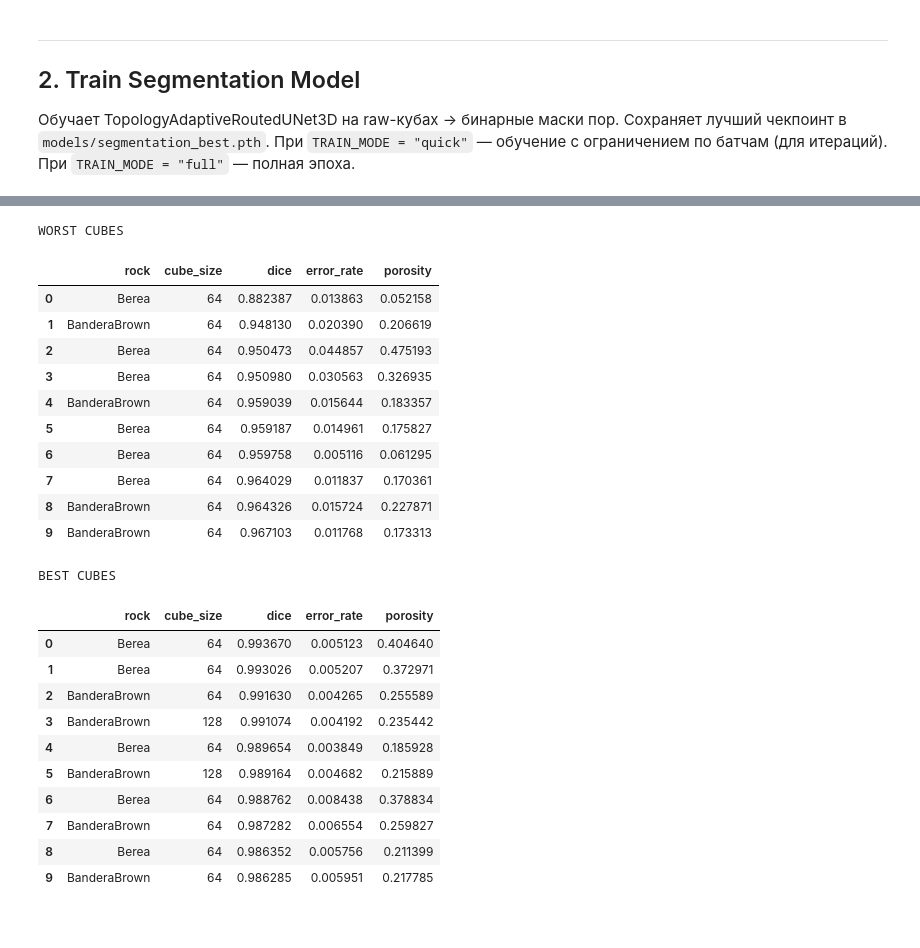
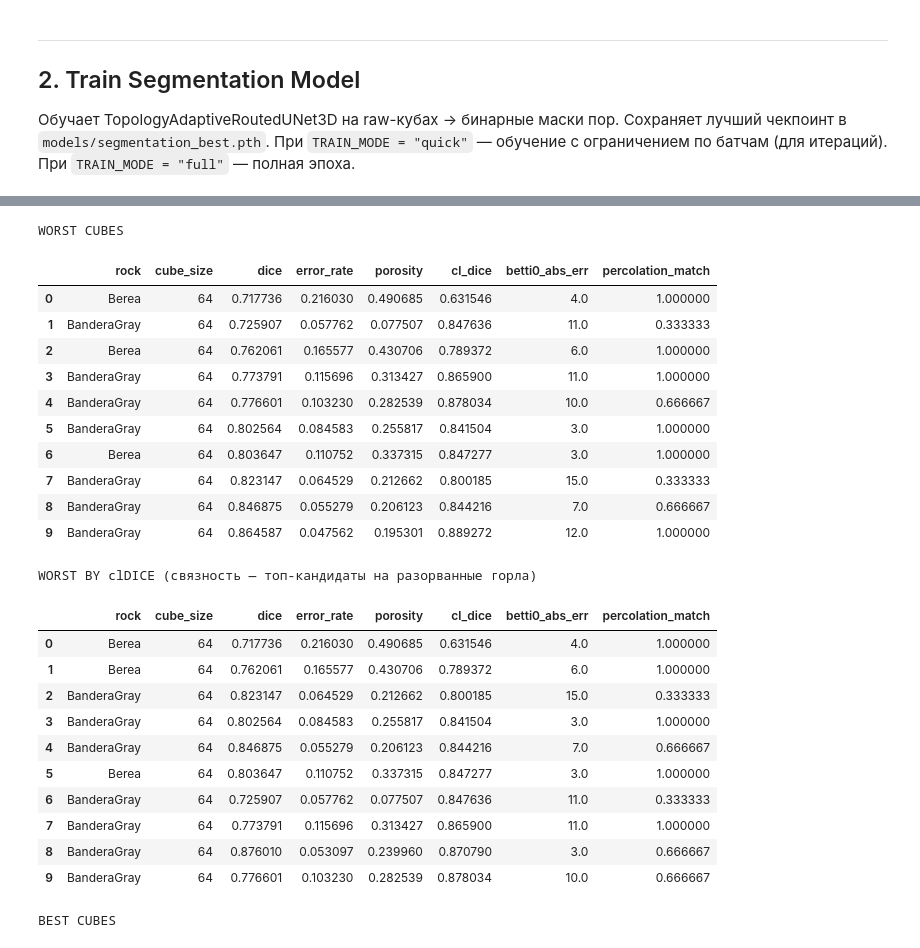
Before and after one commit to mxzt9/Micro-CT, a Jupyter notebook: src/full_pipeline.ipynb, the cells around one changed output, grey strips where cells are left out. Cells and saved outputs as stored; diff of their text form; code cells hidden in the pictures.

```diff
--- a/src/full_pipeline.ipynb
+++ b/src/full_pipeline.ipynb
@@ -227,5 +251,6 @@ model = TopologyAdaptiveRoutedUNet3D(
     topology_dim=PH_DIM,
 ).to(device)
 criterion = BCEDiceLoss()
+cldice_criterion = SoftClDiceLoss(num_iters=CLDICE_ITERS)
 optimizer = torch.optim.AdamW(model.parameters(), lr=LR, weight_decay=1e-4)
 print("parameters:", sum(p.numel() for p in model.parameters()))
@@ -764,7 +469,7 @@ import seaborn as sns
 
 warnings.filterwarnings('ignore')
 # %%
-CHECKPOINT_PATH = ROOT / "models" / "colab_2epoch.pth"
+CHECKPOINT_PATH = ROOT / "models" / "segmentation_best.pth"  # или свой чекпоинт
 CUBE_SIZES = [64, 128]
 BATCH_SIZE_BY_CUBE_SIZE = {64: 16, 128: 2, 192: 1}
 VAL_SAMPLES_PER_GROUP = 16
@@ -772,6 +477,8 @@ NUM_WORKERS = 0
 PIN_MEMORY = device == "cuda"
 MAX_VAL_BATCHES = 8
 USE_RAM_CACHE = True
+COMPUTE_TOPO_METRICS = True   # clDice/Betti/перколяция (CPU, медленнее)
+TOPO_METRICS_MAX_CUBE = 128   # для кубов больше — только воксельные метрики
 # %%
 import utils.data as data_module
 import utils.adaptive_routing as adaptive_module
@@ -786,6 +493,10 @@ BereaPatchDataset = data_module.BereaPatchDataset
 CubeSizeBatchSampler = data_module.CubeSizeBatchSampler
 TopologyAdaptiveRoutedUNet3D = adaptive_module.TopologyAdaptiveRoutedUNet3D
 dice_score_from_logits = losses_module.dice_score_from_logits
+
+import utils.seg_metrics as seg_metrics_module
+seg_metrics_module = importlib.reload(seg_metrics_module)
+segmentation_quality_report = seg_metrics_module.segmentation_quality_report
 # %%
 checkpoint = torch.load(CHECKPOINT_PATH, map_location=device, weights_only=False)
 base_channels = int(checkpoint.get("base_channels", 16))
@@ -879,16 +592,26 @@ with torch.inference_mode():
         porosities = y.flatten(1).mean(dim=1).detach().cpu().tolist()
 
         for i in range(x.size(0)):
-            results.append({
+            row = {
                 "rock": rocks[i], "cube_size": int(cube_sizes[i]),
                 "porosity": float(porosities[i]),
                 "dice": float(dice_values[i]),
                 "bce_loss": float(bce_values[i]),
                 "error_rate": float(error_values[i]),
-            })
+            }
+            if COMPUTE_TOPO_METRICS and int(cube_sizes[i]) <= TOPO_METRICS_MAX_CUBE:
+                pred_np = pred_mask[i, 0].cpu().numpy().astype(bool)
+                gt_np = y[i, 0].cpu().numpy().astype(bool)
+                row.update(segmentation_quality_report(pred_np, gt_np))
+            results.append(row)
 
 df = pd.DataFrame(results)
 print(f"\nProcessed {len(df)} cubes")
 print(f"Mean Dice: {df['dice'].mean():.4f} ± {df['dice'].std():.4f}")
 print(f"Mean error: {df['error_rate'].mean():.4f} ± {df['error_rate'].std():.4f}")
+if "cl_dice" in df.columns:
+    topo_df = df.dropna(subset=["cl_dice"])
+    print(f"Mean clDice: {topo_df['cl_dice'].mean():.4f} ± {topo_df['cl_dice'].std():.4f}  (n={len(topo_df)})")
+    print(f"Mean |Δb0|: {topo_df['betti0_abs_err'].mean():.1f}   Mean |Δb1|: {topo_df['betti1_abs_err'].mean():.1f}")
+    print(f"Percolation match: {topo_df['percolation_match'].mean():.3f}")
 # %% [output]
@@ -952,31 +723,38 @@ plt.tight_layout(); plt.show()
 # %%
 TOP_K = 10
 print("WORST CUBES")
-display(df.nsmallest(TOP_K, "dice")[["rock", "cube_size", "dice", "error_rate", "porosity"]].reset_index(drop=True))
+cols = ["rock", "cube_size", "dice", "error_rate", "porosity"]
+if "cl_dice" in df.columns:
+    cols += ["cl_dice", "betti0_abs_err", "percolation_match"]
+display(df.nsmallest(TOP_K, "dice")[cols].reset_index(drop=True))
+if "cl_dice" in df.columns:
+    print("\nWORST BY clDICE (связность — топ-кандидаты на разорванные горла)")
+    display(df.dropna(subset=["cl_dice"]).nsmallest(TOP_K, "cl_dice")[cols].reset_index(drop=True))
 print("\nBEST CUBES")
-display(df.nlargest(TOP_K, "dice")[["rock", "cube_size", "dice", "error_rate", "porosity"]].reset_index(drop=True))
+display(df.nlargest(TOP_K, "dice")[cols].reset_index(drop=True))
 # %% [output]
 WORST CUBES
-|  | rock | cube_size | dice | error_rate | porosity |
-| 0 | Berea | 64 | 0.882387 | 0.013863 | 0.052158 |
-| 1 | BanderaBrown | 64 | 0.948130 | 0.020390 | 0.206619 |
-| 2 | Berea | 64 | 0.950473 | 0.044857 | 0.475193 |
-| 3 | Berea | 64 | 0.950980 | 0.030563 | 0.326935 |
-| 4 | BanderaBrown | 64 | 0.959039 | 0.015644 | 0.183357 |
-| 5 | Berea | 64 | 0.959187 | 0.014961 | 0.175827 |
-| 6 | Berea | 64 | 0.959758 | 0.005116 | 0.061295 |
-| 7 | Berea | 64 | 0.964029 | 0.011837 | 0.170361 |
-| 8 | BanderaBrown | 64 | 0.964326 | 0.015724 | 0.227871 |
-| 9 | BanderaBrown | 64 | 0.967103 | 0.011768 | 0.173313 |
+|  | rock | cube_size | dice | error_rate | porosity | cl_dice | betti0_abs_err | percolation_match |
+| 0 | Berea | 64 | 0.717736 | 0.216030 | 0.490685 | 0.631546 | 4.0 | 1.000000 |
+| 1 | BanderaGray | 64 | 0.725907 | 0.057762 | 0.077507 | 0.847636 | 11.0 | 0.333333 |
+| 2 | Berea | 64 | 0.762061 | 0.165577 | 0.430706 | 0.789372 | 6.0 | 1.000000 |
+| 3 | BanderaGray | 64 | 0.773791 | 0.115696 | 0.313427 | 0.865900 | 11.0 | 1.000000 |
+| 4 | BanderaGray | 64 | 0.776601 | 0.103230 | 0.282539 | 0.878034 | 10.0 | 0.666667 |
+| 5 | BanderaGray | 64 | 0.802564 | 0.084583 | 0.255817 | 0.841504 | 3.0 | 1.000000 |
+| 6 | Berea | 64 | 0.803647 | 0.110752 | 0.337315 | 0.847277 | 3.0 | 1.000000 |
+| 7 | BanderaGray | 64 | 0.823147 | 0.064529 | 0.212662 | 0.800185 | 15.0 | 0.333333 |
+| 8 | BanderaGray | 64 | 0.846875 | 0.055279 | 0.206123 | 0.844216 | 7.0 | 0.666667 |
+| 9 | BanderaGray | 64 | 0.864587 | 0.047562 | 0.195301 | 0.889272 | 12.0 | 1.000000 |
-BEST CUBES
+WORST BY clDICE (связность — топ-кандидаты на разорванные горла)
-|  | rock | cube_size | dice | error_rate | porosity |
-| 0 | Berea | 64 | 0.993670 | 0.005123 | 0.404640 |
-| 1 | Berea | 64 | 0.993026 | 0.005207 | 0.372971 |
-| 2 | BanderaBrown | 64 | 0.991630 | 0.004265 | 0.255589 |
-| 3 | BanderaBrown | 128 | 0.991074 | 0.004192 | 0.235442 |
-| 4 | Berea | 64 | 0.989654 | 0.003849 | 0.185928 |
-| 5 | BanderaBrown | 128 | 0.989164 | 0.004682 | 0.215889 |
-| 6 | Berea | 64 | 0.988762 | 0.008438 | 0.378834 |
-| 7 | BanderaBrown | 64 | 0.987282 | 0.006554 | 0.259827 |
-| 8 | Berea | 64 | 0.986352 | 0.005756 | 0.211399 |
-| 9 | BanderaBrown | 64 | 0.986285 | 0.005951 | 0.217785 |
+|  | rock | cube_size | dice | error_rate | porosity | cl_dice | betti0_abs_err | percolation_match |
+| 0 | Berea | 64 | 0.717736 | 0.216030 | 0.490685 | 0.631546 | 4.0 | 1.000000 |
+| 1 | Berea | 64 | 0.762061 | 0.165577 | 0.430706 | 0.789372 | 6.0 | 1.000000 |
+| 2 | BanderaGray | 64 | 0.823147 | 0.064529 | 0.212662 | 0.800185 | 15.0 | 0.333333 |
+| 3 | BanderaGray | 64 | 0.802564 | 0.084583 | 0.255817 | 0.841504 | 3.0 | 1.000000 |
+| 4 | BanderaGray | 64 | 0.846875 | 0.055279 | 0.206123 | 0.844216 | 7.0 | 0.666667 |
+| 5 | Berea | 64 | 0.803647 | 0.110752 | 0.337315 | 0.847277 | 3.0 | 1.000000 |
+| 6 | BanderaGray | 64 | 0.725907 | 0.057762 | 0.077507 | 0.847636 | 11.0 | 0.333333 |
+| 7 | BanderaGray | 64 | 0.773791 | 0.115696 | 0.313427 | 0.865900 | 11.0 | 1.000000 |
+| 8 | BanderaGray | 64 | 0.876010 | 0.053097 | 0.239960 | 0.870790 | 3.0 | 0.666667 |
+| 9 | BanderaGray | 64 | 0.776601 | 0.103230 | 0.282539 | 0.878034 | 10.0 | 0.666667 |
+BEST CUBES
```
Also changed, not shown: parts of 38 cells of this notebook, 52 other files.
